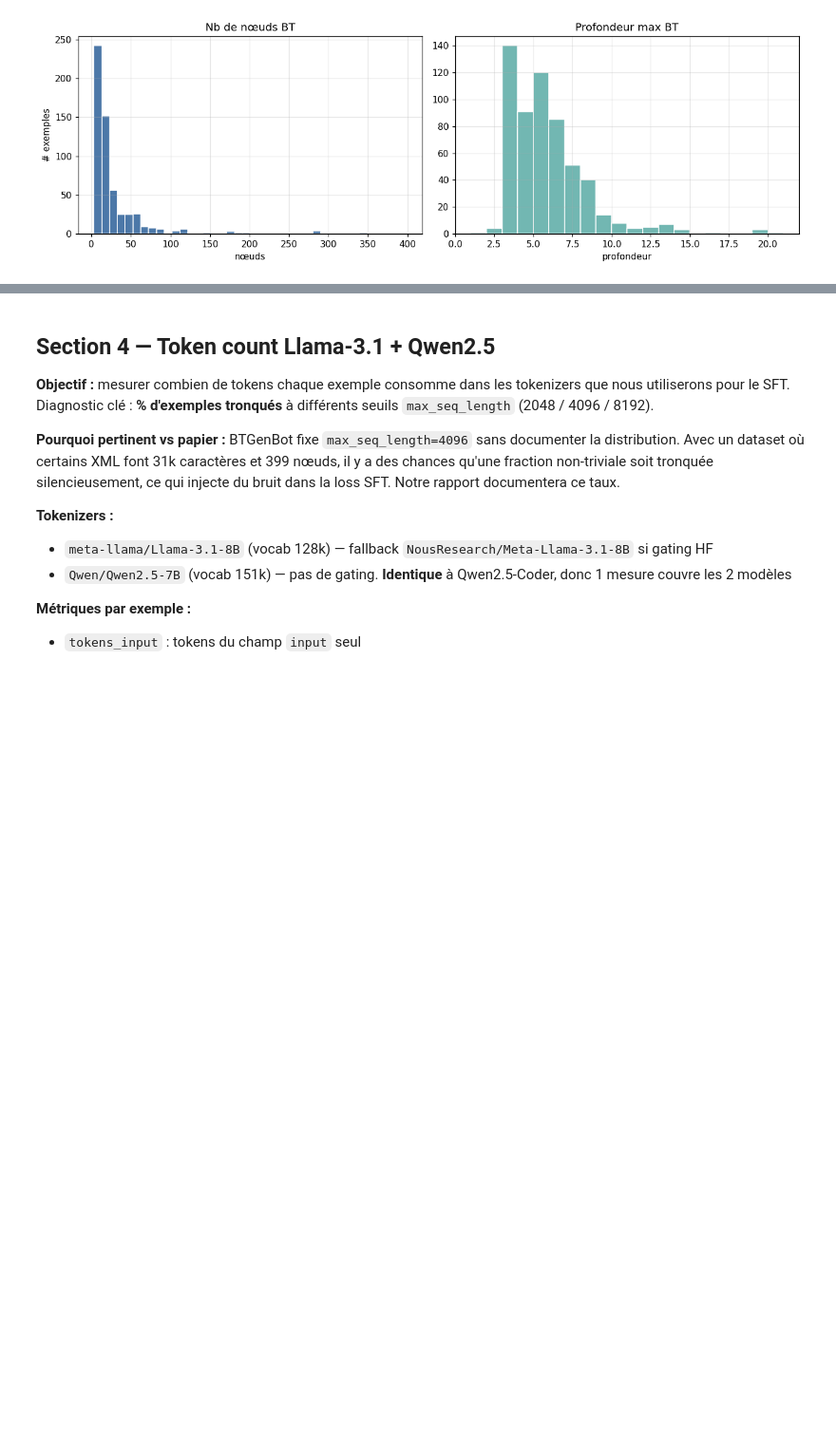
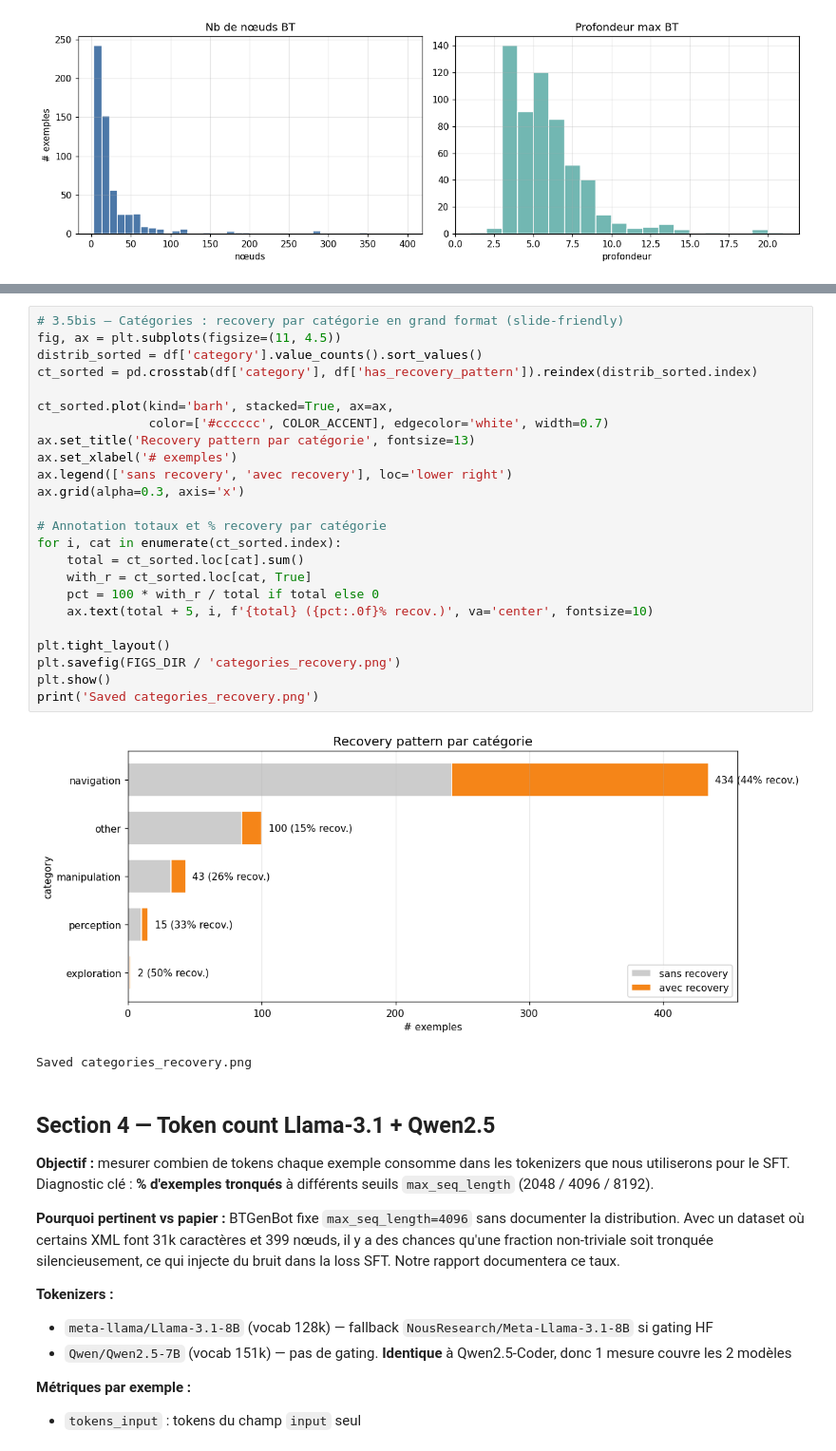
Before and after one commit to BTGenTP/BTGenBot_Nav4Rails, a Jupyter notebook: notebooks/eda_BT_synthesis_Benjamin.ipynb, the cells around one changed output, grey strips where cells are left out. Shown at 95% size. Cells and saved outputs as stored; diff of their text form; blank space fills up the shorter version.

```diff
--- a/notebooks/eda_BT_synthesis_Benjamin.ipynb
+++ b/notebooks/eda_BT_synthesis_Benjamin.ipynb
@@ -635,3 +635,30 @@ Fichiers : ['categories.png', 'longueurs.png', 'recovery_patterns_d2.png', 'reco
+# %%
+# 3.5bis — Catégories : recovery par catégorie en grand format (slide-friendly)
+fig, ax = plt.subplots(figsize=(11, 4.5))
+distrib_sorted = df['category'].value_counts().sort_values()
+ct_sorted = pd.crosstab(df['category'], df['has_recovery_pattern']).reindex(distrib_sorted.index)
+
+ct_sorted.plot(kind='barh', stacked=True, ax=ax,
+               color=['#cccccc', COLOR_ACCENT], edgecolor='white', width=0.7)
+ax.set_title('Recovery pattern par catégorie', fontsize=13)
+ax.set_xlabel('# exemples')
+ax.legend(['sans recovery', 'avec recovery'], loc='lower right')
+ax.grid(alpha=0.3, axis='x')
+
+# Annotation totaux et % recovery par catégorie
+for i, cat in enumerate(ct_sorted.index):
+    total = ct_sorted.loc[cat].sum()
+    with_r = ct_sorted.loc[cat, True]
+    pct = 100 * with_r / total if total else 0
+    ax.text(total + 5, i, f'{total} ({pct:.0f}% recov.)', va='center', fontsize=10)
+
+plt.tight_layout()
+plt.savefig(FIGS_DIR / 'categories_recovery.png')
+plt.show()
+print('Saved categories_recovery.png')
+# %% [output]
+[figure, added]
+Saved categories_recovery.png
 # %% [markdown]
 ## Section 4 — Token count Llama-3.1 + Qwen2.5
 
```
Also changed, not shown: parts of 2 cells of this notebook, 5 other files.
